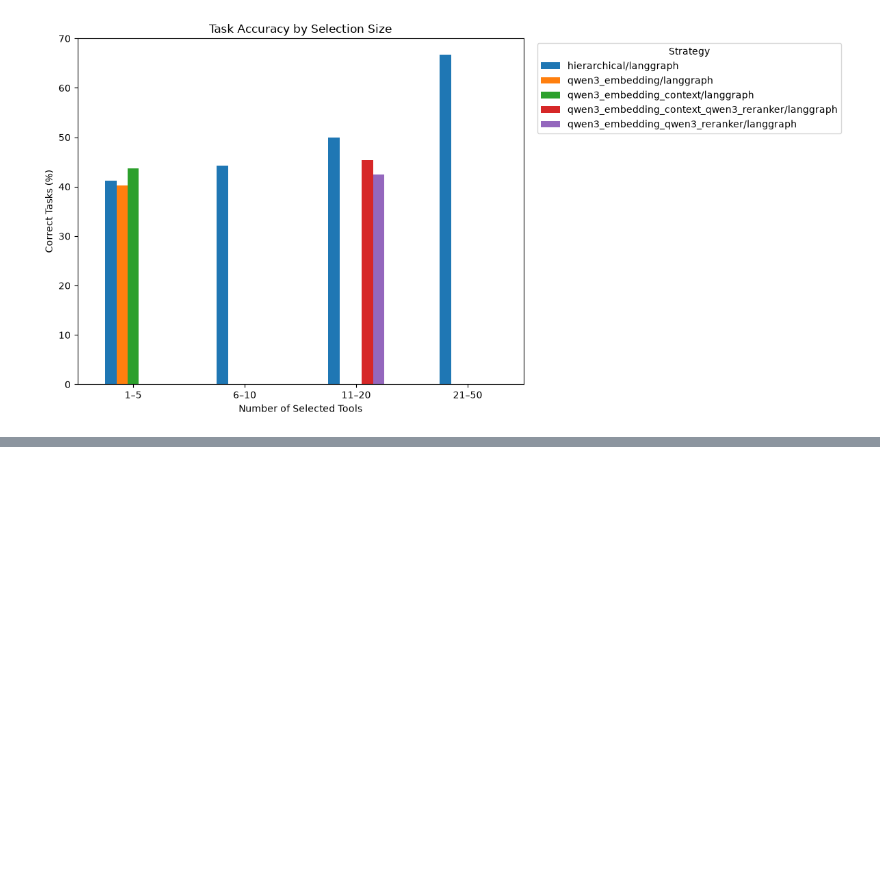
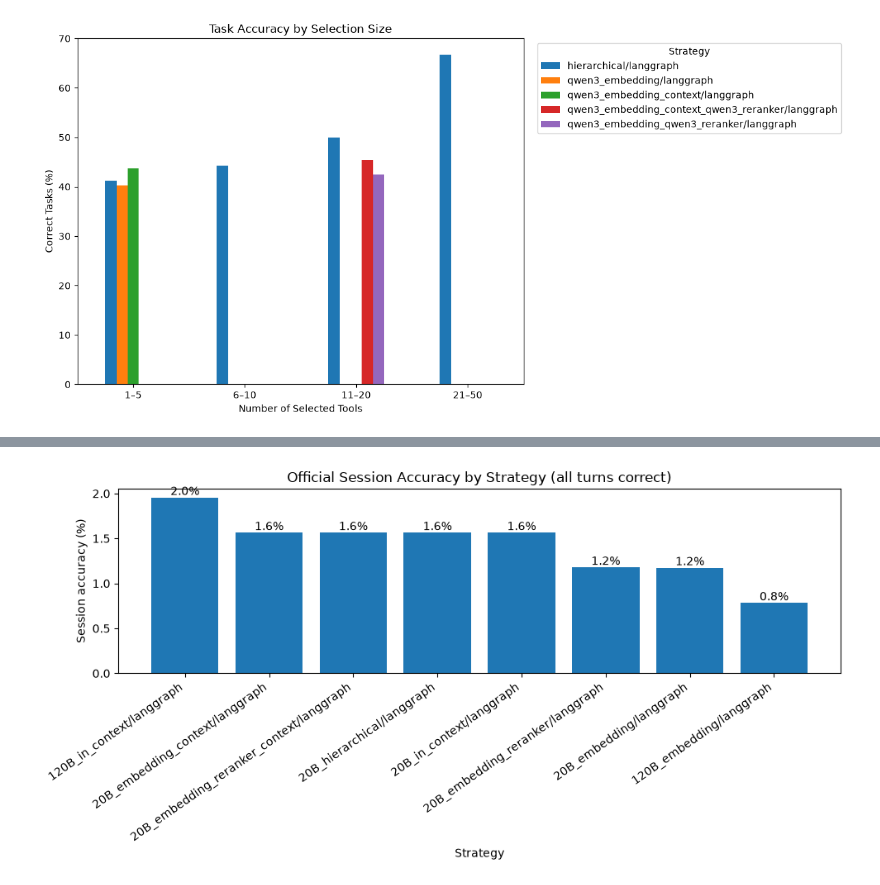
Before and after one commit to Anni0401/ToolSelectionBenchmark, a Jupyter notebook: wild-tool-bench/analyze_results.ipynb, the cells around one changed output, grey strips where cells are left out. Drawn from its saved outputs; the diff is of its cells as text; code cells hidden in the pictures; blank space fills up the shorter version.

```diff
--- a/wild-tool-bench/analyze_results.ipynb
+++ b/wild-tool-bench/analyze_results.ipynb
@@ -2023,0 +2278,33 @@ plt.show()
+# %%
+# ============================================================
+# Plot: Official session (fully correct multi-turn) accuracy
+# ============================================================
+
+plot_df = score_summary.sort_values("session_accuracy", ascending=False)
+
+plt.figure(figsize=(10, 5))
+
+bars = plt.bar(
+    plot_df["strategy"],
+    plot_df["session_accuracy"] * 100
+)
+
+plt.ylabel("Session accuracy (%)")
+plt.xlabel("Strategy")
+plt.title("Official Session Accuracy by Strategy (all turns correct)")
+
+plt.xticks(rotation=35, ha="right")
+
+for bar, value in zip(bars, plot_df["session_accuracy"]):
+    plt.text(
+        bar.get_x() + bar.get_width() / 2,
+        bar.get_height(),
+        f"{value:.1%}",
+        ha="center",
+        va="bottom"
+    )
+
+plt.tight_layout()
+plt.show()
+# %% [output]
+[figure, added]
```
Also changed, not shown: parts of 8 cells of this notebook, 18 other files.
